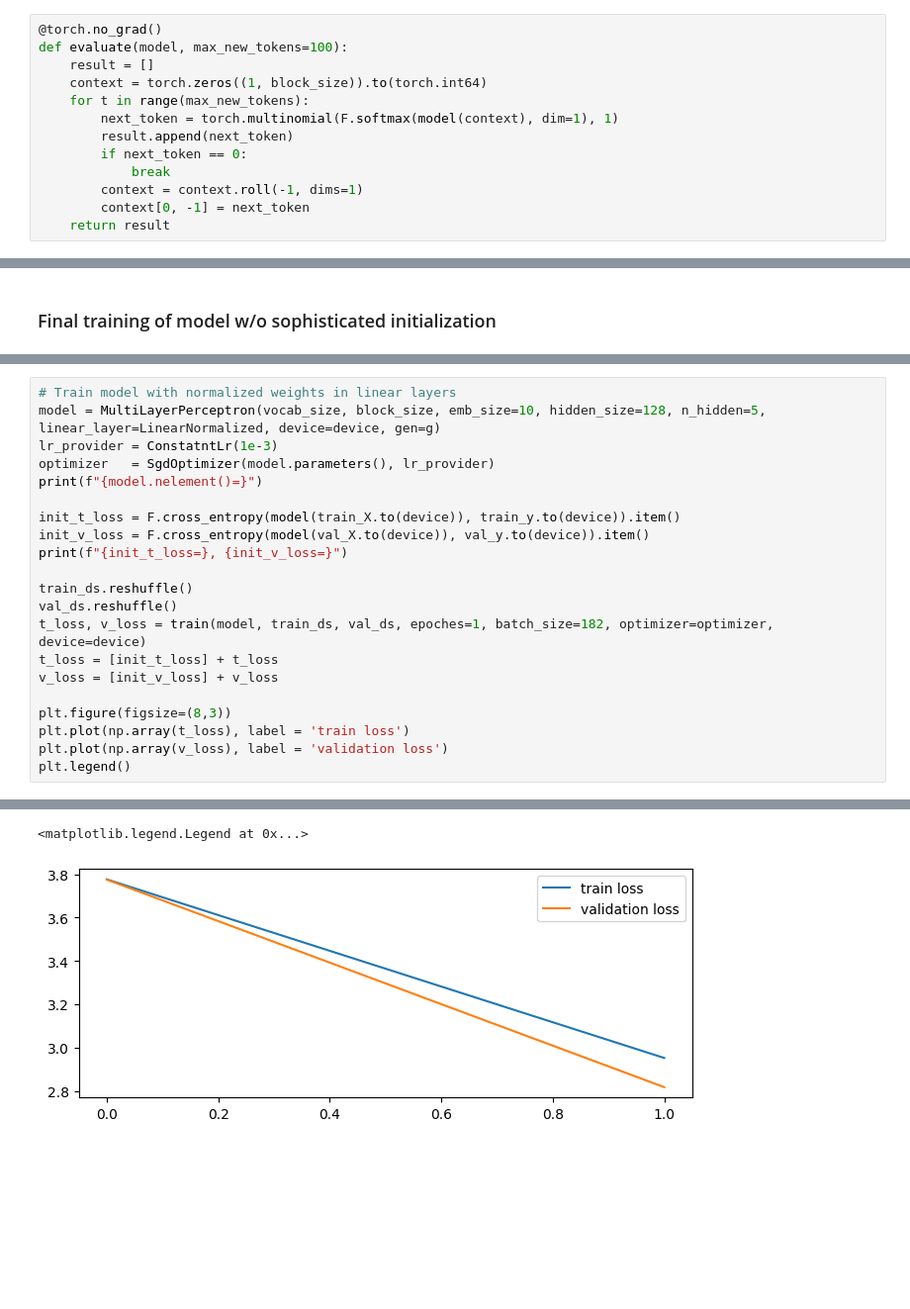
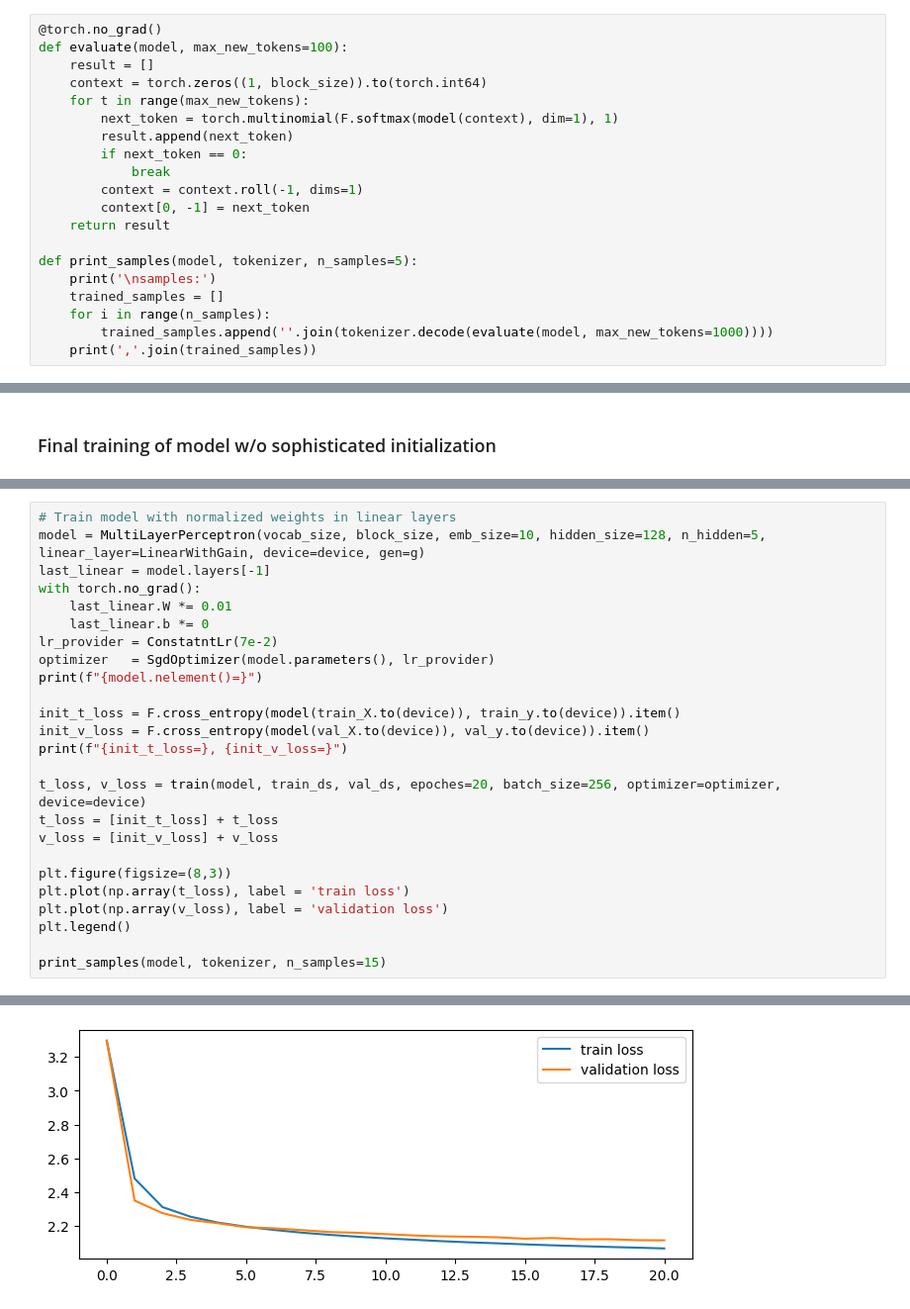
Before and after one commit to ReemBer/makemore-tutorial, a Jupyter notebook: MLP, Activations and gradient visualizations, Sophisticated initializations.ipynb, the cells around one changed output, grey strips where cells are left out. Shown at 99% size. Saved outputs shown, nothing was run; the diff lists cells and outputs as text; blank space fills up the shorter version.

```diff
--- a/MLP, Activations and gradient visualizations, Sophisticated initializations.ipynb
+++ b/MLP, Activations and gradient visualizations, Sophisticated initializations.ipynb
@@ -91,6 +91,13 @@ def evaluate(model, max_new_tokens=100):
         context = context.roll(-1, dims=1)
         context[0, -1] = next_token
     return result
+
+def print_samples(model, tokenizer, n_samples=5):
+    print('\nsamples:')
+    trained_samples = []
+    for i in range(n_samples):
+        trained_samples.append(''.join(tokenizer.decode(evaluate(model, max_new_tokens=1000))))
+    print(','.join(trained_samples))
 # %% [markdown]
 ### Build multi-layer perceptron (MLP) model
 
@@ -426,7 +566,11 @@ epoch=0: cur_avg_train_loss=2.9133302159941685, cur_val_loss=2.740595579147339
 # %%
 # Train model with normalized weights in linear layers
-model = MultiLayerPerceptron(vocab_size, block_size, emb_size=10, hidden_size=128, n_hidden=5, linear_layer=LinearNormalized, device=device, gen=g)
-lr_provider = ConstatntLr(1e-3)
+model = MultiLayerPerceptron(vocab_size, block_size, emb_size=10, hidden_size=128, n_hidden=5, linear_layer=LinearWithGain, device=device, gen=g)
+last_linear = model.layers[-1]
+with torch.no_grad():
+    last_linear.W *= 0.01
+    last_linear.b *= 0
+lr_provider = ConstatntLr(7e-2)
 optimizer   = SgdOptimizer(model.parameters(), lr_provider)
 print(f"{model.nelement()=}")
 
@@ -434,9 +578,7 @@ init_t_loss = F.cross_entropy(model(train_X.to(device)), train_y.to(device)).ite
 init_v_loss = F.cross_entropy(model(val_X.to(device)), val_y.to(device)).item()
 print(f"{init_t_loss=}, {init_v_loss=}")
 
-train_ds.reshuffle()
-val_ds.reshuffle()
-t_loss, v_loss = train(model, train_ds, val_ds, epoches=1, batch_size=182, optimizer=optimizer, device=device)
+t_loss, v_loss = train(model, train_ds, val_ds, epoches=20, batch_size=256, optimizer=optimizer, device=device)
 t_loss = [init_t_loss] + t_loss
 v_loss = [init_v_loss] + v_loss
 
@@ -444,5 +586,7 @@ plt.figure(figsize=(8,3))
 plt.plot(np.array(t_loss), label = 'train loss')
 plt.plot(np.array(v_loss), label = 'validation loss')
 plt.legend()
+
+print_samples(model, tokenizer, n_samples=15)
 # %% [output]
 model.nelement()=73769
@@ -451,2 +609 @@ epoch=0: cur_avg_train_loss=2.952464847241418, cur_val_loss=2.8177146911621094
-<matplotlib.legend.Legend at 0x...>
-[figure, old version]
+[figure, new version]
```
Also changed, not shown: parts of 55 cells of this notebook.
